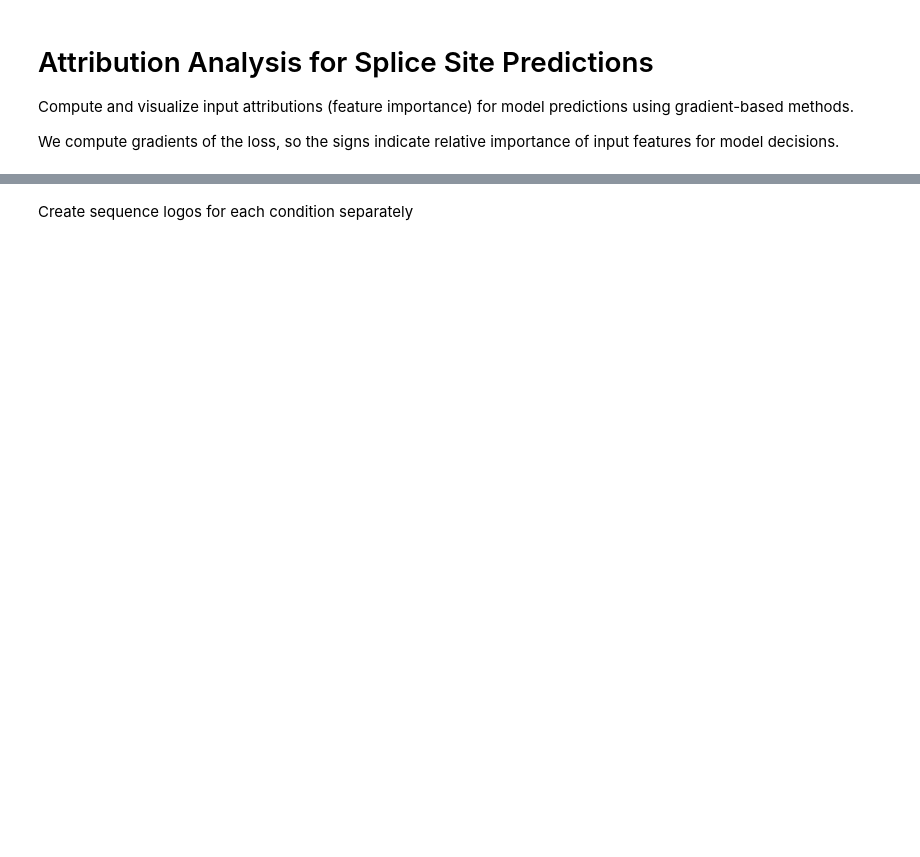
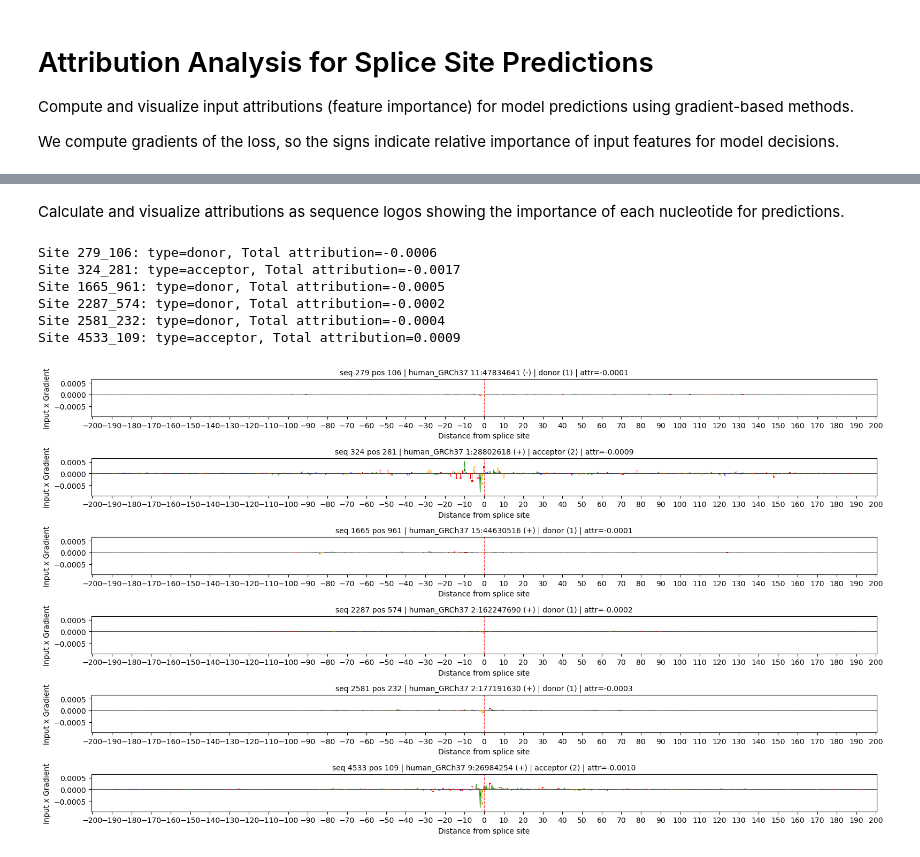
Before and after one commit to anamariaelek/splicevo, a Jupyter notebook: notebooks/test_attributions.ipynb, the cells around one changed output, grey strips where cells are left out. Cells and saved outputs as stored; diff of their text form; code cells hidden in the pictures; blank space fills up the shorter version.

```diff
--- a/notebooks/test_attributions.ipynb
+++ b/notebooks/test_attributions.ipynb
@@ -58,23 +55,0 @@ Calculate attributions for selected sequences. I will only calculate attribution
-# %%
-model.set_output_type('splice')
-
-attrs_splice_dict = {}
-seq_indices = [1095, 2153, 3093, 3581, 3649, 4076]  # Selected sequences
-seq_indices = [0]
-
-attrs_splice_dict, total_skipped, total_calculated = compute_attributions_batch(
-    model=model,
-    sequences=sequences,
-    labels=labels,
-    seq_indices=seq_indices,
-    usage=None,
-    output_type='splice',
-    predictions=pred_preds,
-    metadata=metadata,
-    device=device,
-    verbose=False
-)
-
-print(f"Computed attributions for {len(attrs_splice_dict)} splice sites.")
-print(f"Skipped {total_skipped} sites with incorrect predictions.")
-print(f"Total sites calculated: {total_calculated}")
@@ -134,2 +55,0 @@ Total sites calculated: 1
-# %% [markdown]
-Create sequence logos for each condition separately
@@ -146,0 +56,33 @@ plt.show()
+# %% [markdown]
+Calculate and visualize attributions as sequence logos showing the importance of each nucleotide for predictions.
+# %%
+# Compute splice attributions
+result_splice = compute_attributions_splice(
+    model, sequences, labels, metadata,
+    window_indices=np.array([279, 324, 1665, 2287, 2581, 4533]),
+    positions=[106, 281, 961, 574, 232, 109],
+    predictions=pred_preds,
+    filter_by_correct=True,
+    device='cuda',
+    verbose=False
+)
+
+for site_id, attr_data in result_splice['attributions'].items():
+    print(f"Site {site_id}: type={attr_data['site_type']}, "
+          f"Total attribution={attr_data['attribution'].sum():.4f}")
+# %% [output]
+Site 279_106: type=donor, Total attribution=-0.0006
+Site 324_281: type=acceptor, Total attribution=-0.0017
+Site 1665_961: type=donor, Total attribution=-0.0005
+Site 2287_574: type=donor, Total attribution=-0.0002
+Site 2581_232: type=donor, Total attribution=-0.0004
+Site 4533_109: type=acceptor, Total attribution=0.0009
+# %%
+total_plots = len(result_splice['attributions'])
+fig = plot_attributions_splice_from_result(
+    result_splice, model_config, window=200, ylim=None, figsize = (16, max(8, min(1.5 * total_plots, 1.5 * 50)))
+)
+plt.show()
+fig.savefig(f'plots/attributions_splice.pdf', dpi=300, bbox_inches='tight')
+# %% [output]
+[figure, added]
```
Also changed, not shown: parts of 15 cells of this notebook, 15 other files.
